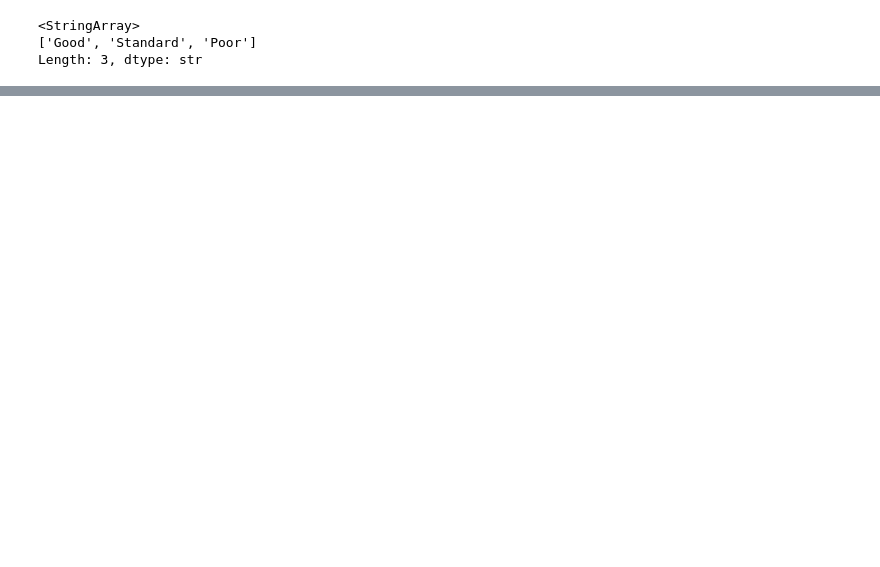
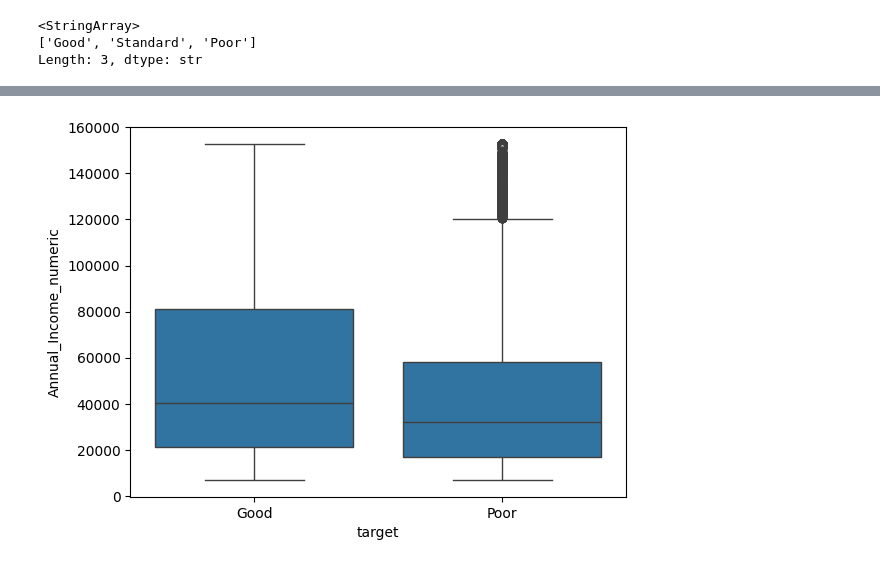
Before and after one commit to FerCorcuera/Credit-Score-Classification, a Jupyter notebook: notebooks/02_baseline_model.ipynb, the cells around one changed output, grey strips where cells are left out. Saved outputs shown, nothing was run; the diff lists cells and outputs as text; code cells hidden in the pictures; blank space fills up the shorter version.

```diff
--- a/notebooks/02_baseline_model.ipynb
+++ b/notebooks/02_baseline_model.ipynb
@@ -211,0 +335,4 @@ Name: proportion, dtype: float64
+# %%
+_ = sns.boxplot(data=df_cleaned, x="target", y="Annual_Income_numeric")
+# %% [output]
+[figure, added]
```
Also changed, not shown: parts of 34 cells of this notebook, 3 other files.
